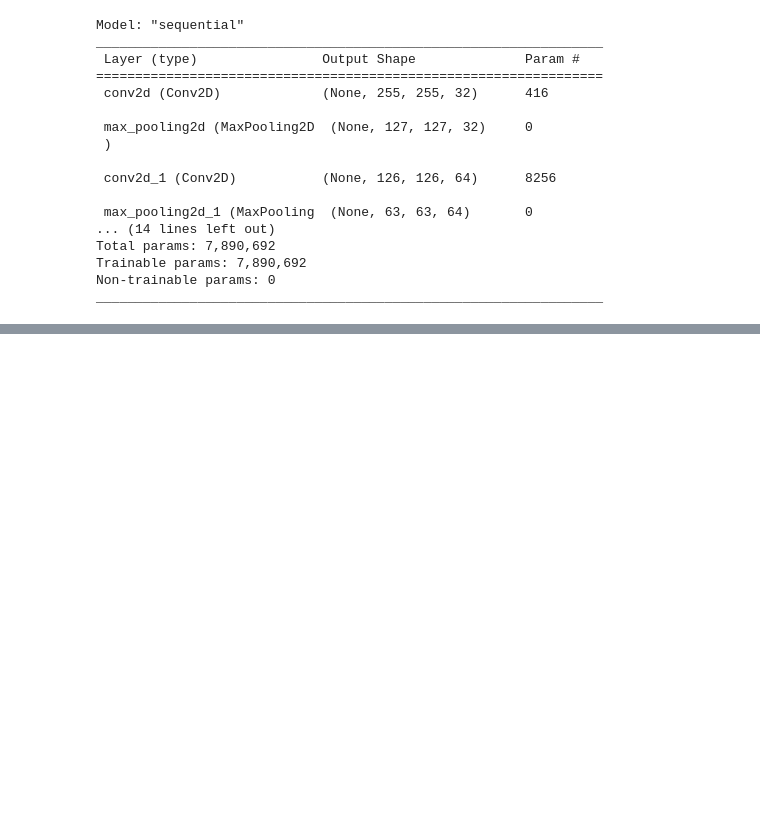
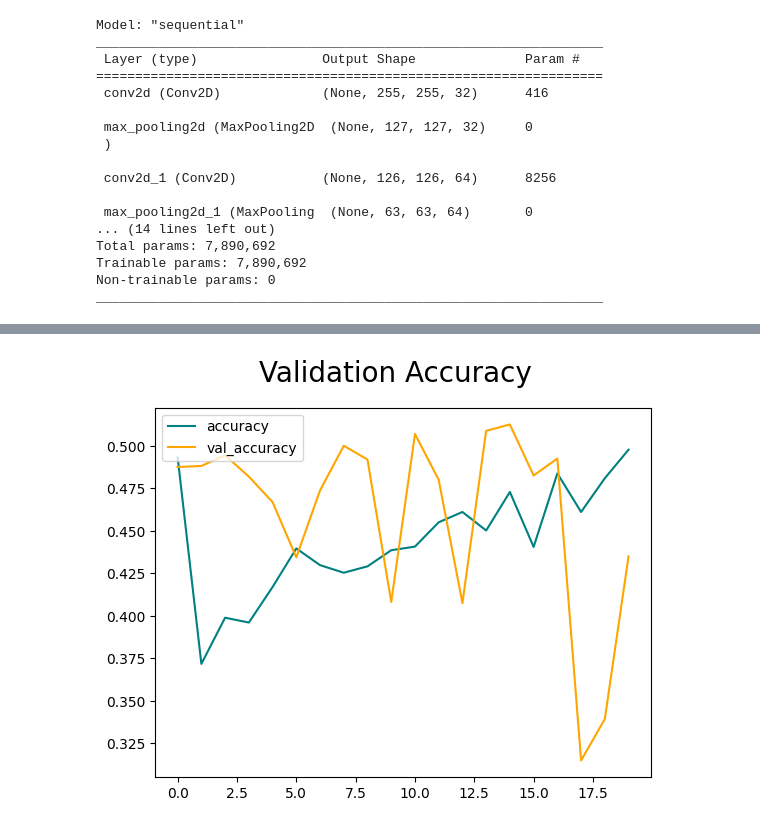
Before and after one commit to karunaadh/UTESCA-Mother-Parkers, a Jupyter notebook: CoffeeVisionSystem/model2/Model2.ipynb, the cells around one changed output, grey strips where cells are left out. Cells and saved outputs as stored; diff of their text form; code cells hidden in the pictures; blank space fills up the shorter version.

```diff
--- a/CoffeeVisionSystem/model2/Model2.ipynb
+++ b/CoffeeVisionSystem/model2/Model2.ipynb
@@ -160,0 +269,9 @@ model.save(os.path.join('models','CoffeeModel2.h5'))
+# %%
+fig = plt.figure()
+plt.plot(hist2.history['accuracy'], color='teal', label='accuracy')
+plt.plot(hist2.history['val_accuracy'], color='orange', label='val_accuracy')
+fig.suptitle('Validation Accuracy', fontsize=20)
+plt.legend(loc="upper left")
+plt.show()
+# %% [output]
+[figure, added]
```
Also changed, not shown: parts of 22 cells of this notebook, 2 other files.
